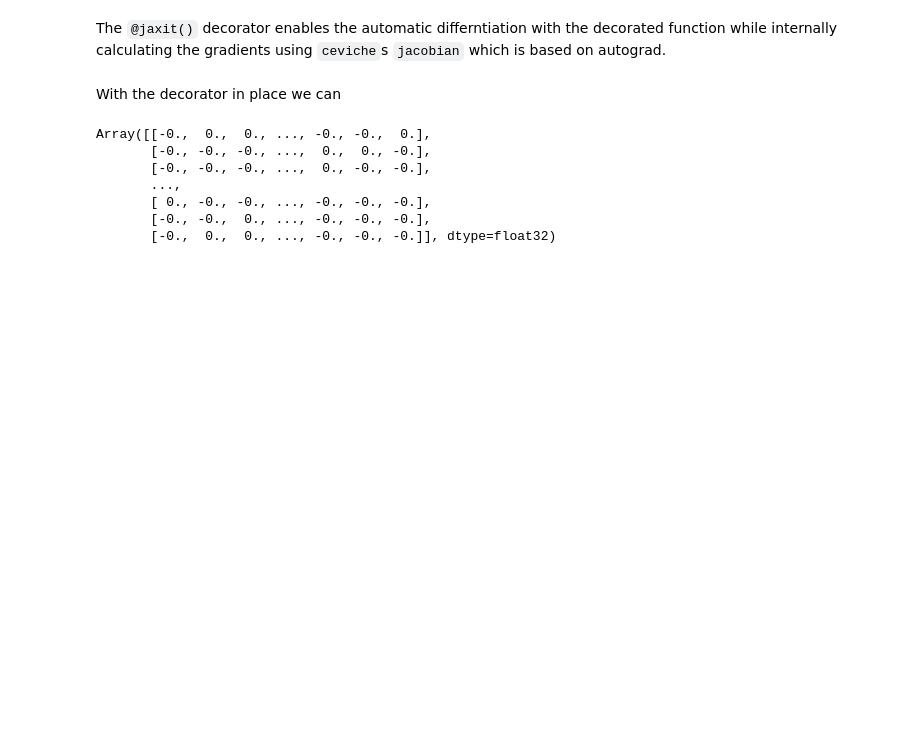
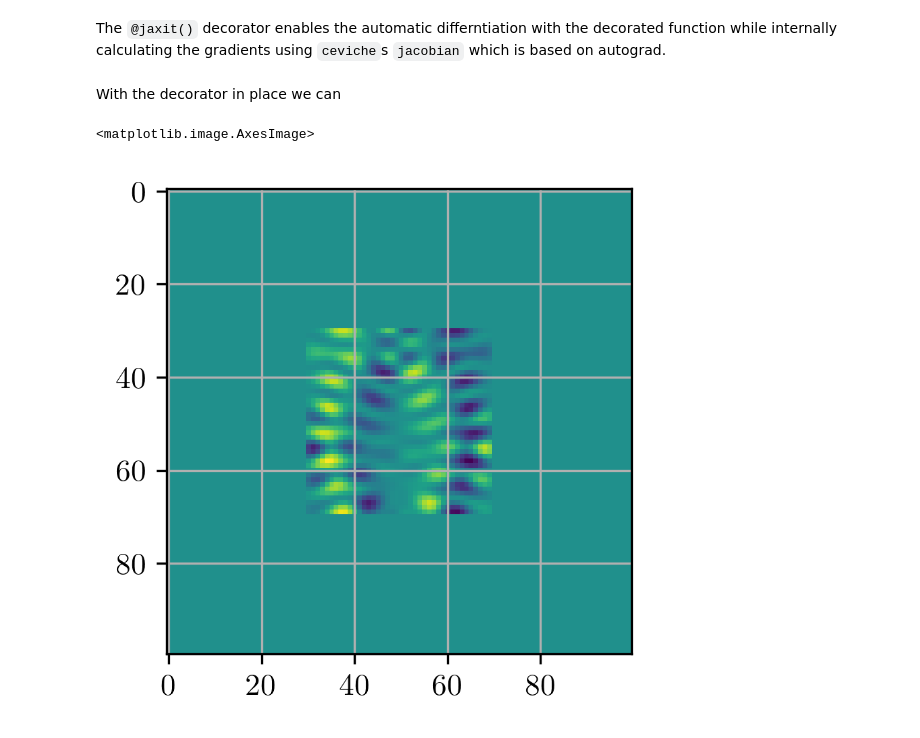
Before and after one commit to jan-david-fischbach/javiche, a Jupyter notebook: nbs/03_test_inverse_design.ipynb, the cells around one changed output. Saved outputs shown, nothing was run; the diff lists cells and outputs as text; code cells hidden in the pictures; blank space fills up the shorter version.

```diff
--- a/nbs/03_test_inverse_design.ipynb
+++ b/nbs/03_test_inverse_design.ipynb
@@ -252,16 +252,11 @@ The `@jaxit()` decorator enables the automatic differntiation with the decorated
 grad_fn = jax.grad(loss_fn)
 # %% [markdown]
 With the decorator in place we can
-# %%
-grad_fn(epsr, 2)
-# %% [output]
-Array([[-0.,  0.,  0., ..., -0., -0.,  0.],
-       [-0., -0., -0., ...,  0.,  0., -0.],
-       [-0., -0., -0., ...,  0., -0., -0.],
-       ...,
-       [ 0., -0., -0., ..., -0., -0., -0.],
-       [-0., -0.,  0., ..., -0., -0., -0.],
-       [-0.,  0.,  0., ..., -0., -0., -0.]], dtype=float32)
+# %%
+plt.imshow(grad_fn(epsr, 2.0))
+# %% [output]
+<matplotlib.image.AxesImage>
+[figure, added]
 # %%
 init_fn, update_fn, params_fn = adam(step_size)
 state = init_fn(epsr)
```
Also changed, not shown: parts of 5 cells of this notebook, 4 other files.
